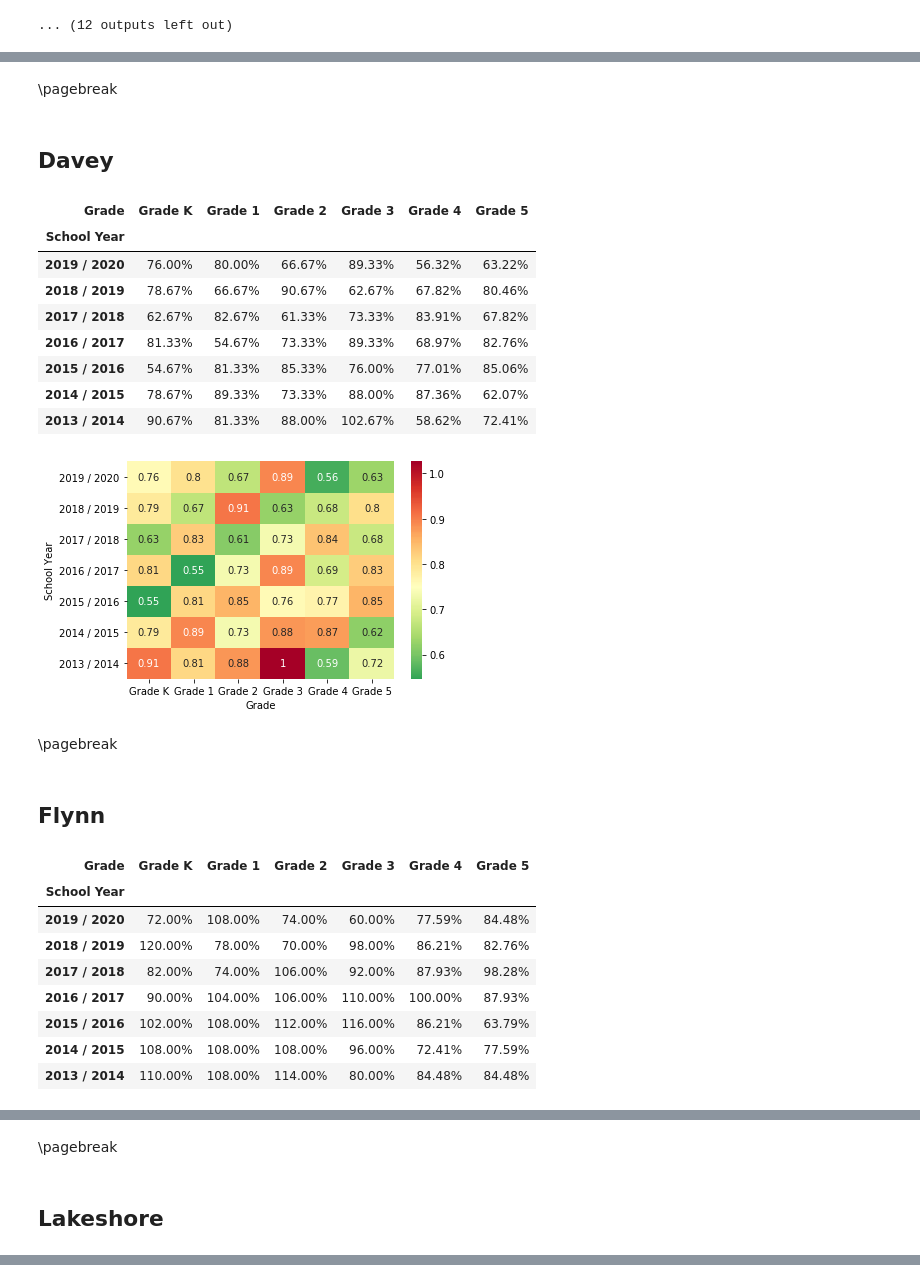
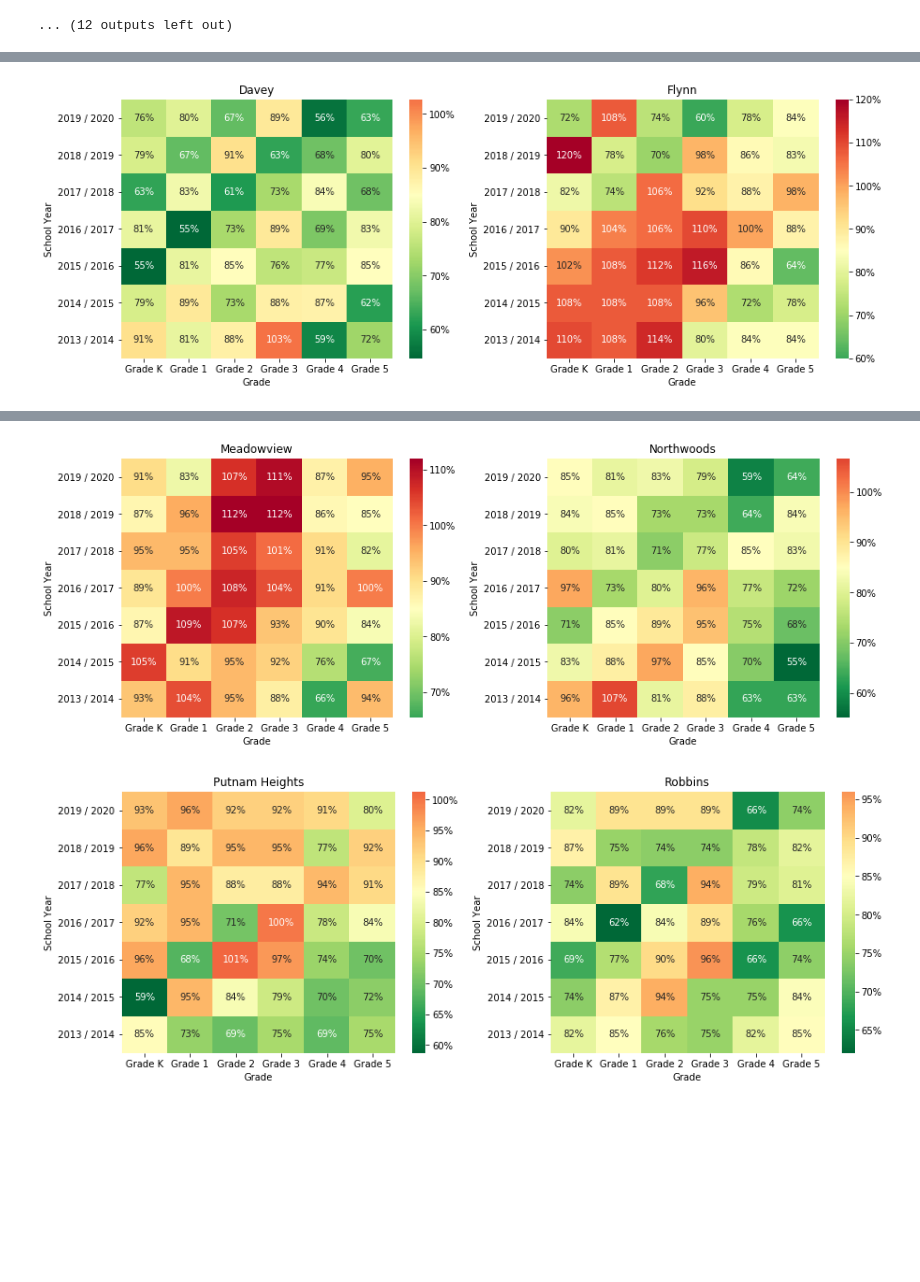
Before and after one commit to toxygene/ecasd-enrollment, a Jupyter notebook: Enrollment Data Analysis.ipynb, the cells around one changed output, grey strips where cells are left out. Cells and saved outputs as stored; diff of their text form; code cells hidden in the pictures; blank space fills up the shorter version.

Commit message:
Removed various duplicate visualizations and cleaned up display

```diff
--- a/Enrollment Data Analysis.ipynb
+++ b/Enrollment Data Analysis.ipynb
@@ -182,59 +176,43 @@ If we take the `number of students in a grade / (maximum number of students per
 # %%
 school_grade_capacity = pd.DataFrame([
     ('Davey','Grade K',75),('Davey','Grade 1',75),('Davey','Grade 2',75),('Davey','Grade 3',75),('Davey','Grade 4',87),('Davey','Grade 5',87),
     ('Flynn','Grade K',50),('Flynn','Grade 1',50),('Flynn','Grade 2',50),('Flynn','Grade 3',50),('Flynn','Grade 4',58),('Flynn','Grade 5',58),
     ('Lakeshore','Grade K',75),('Lakeshore','Grade 1',75),('Lakeshore','Grade 2',75),('Lakeshore','Grade 3',75),('Lakeshore','Grade 4',87),('Lakeshore','Grade 5',87),
     ('Locust Lane','Grade K',75),('Locust Lane','Grade 1',75),('Locust Lane','Grade 2',75),('Locust Lane','Grade 3',75),('Locust Lane','Grade 4',87),('Locust Lane','Grade 5',87),
     ('Longfellow','Grade K',75),('Longfellow','Grade 1',75),('Longfellow','Grade 2',75),('Longfellow','Grade 3',75),('Longfellow','Grade 4',87),('Longfellow','Grade 5',87),
     ('Manz','Grade K',75),('Manz','Grade 1',75),('Manz','Grade 2',75),('Manz','Grade 3',75),('Manz','Grade 4',87),('Manz','Grade 5',87),
     ('Meadowview','Grade K',75),('Meadowview','Grade 1',75),('Meadowview','Grade 2',75),('Meadowview','Grade 3',75),('Meadowview','Grade 4',87),('Meadowview','Grade 5',87),
     ('Northwoods','Grade K',75),('Northwoods','Grade 1',75),('Northwoods','Grade 2',75),('Northwoods','Grade 3',75),('Northwoods','Grade 4',87),('Northwoods','Grade 5',87),
     ('Putnam Heights','Grade K',75),('Putnam Heights','Grade 1',75),('Putnam Heights','Grade 2',75),('Putnam Heights','Grade 3',75),('Putnam Heights','Grade 4',87),('Putnam Heights','Grade 5',87),
     ('Robbins','Grade K',100),('Robbins','Grade 1',100),('Robbins','Grade 2',100),('Robbins','Grade 3',100),('Robbins','Grade 4',116),('Robbins','Grade 5',116),
     ('Roosevelt','Grade K',50),('Roosevelt','Grade 1',50),('Roosevelt','Grade 2',50),('Roosevelt','Grade 3',50),('Roosevelt','Grade 4',58),('Roosevelt','Grade 5',58),
     ('Sherman','Grade K',100),('Sherman','Grade 1',100),('Sherman','Grade 2',100),('Sherman','Grade 3',100),('Sherman','Grade 4',116),('Sherman','Grade 5',116)
 ], columns=['School','Grade','Maximum Capacity']).reset_index()
 
 students_per_grade = df.groupby(['School Year','School','Grade']).sum().reset_index().merge(school_grade_capacity)
 students_per_grade['Grade'] = pd.Categorical(students_per_grade['Grade'], ['Grade K', 'Grade 1', 'Grade 2', 'Grade 3', 'Grade 4', 'Grade 5'])
 
 del students_per_grade['index']
 
 students_per_grade['Capacity Ratio'] = students_per_grade['Students'] / students_per_grade['Maximum Capacity']
 students_per_grade['Capacity Ratio'] = students_per_grade['Capacity Ratio']
 students_per_grade['Capacity Percent'] = students_per_grade['Capacity Ratio'].apply(as_percent)
 
-display(Markdown('\pagebreak'))
+i = 0
+for school_name, school_capacity_ratio in students_per_grade.groupby(['School']):
+    if i % 2 == 0:
+        fig, (ax, ax2) = plt.subplots(ncols=2, figsize=(6.4 * 2, 4.8))
+    else:
+        ax = ax2
 
-for school_name, school_capacity_ratio in students_per_grade.groupby(['School']):
-    display(Markdown(f'## {school_name}'))
-    display(school_capacity_ratio.sort_values('Grade').set_index(['School Year', 'Grade']).unstack().sort_values('School Year', ascending=False)['Capacity Percent'])
+    sns.heatmap(school_capacity_ratio.sort_values('Grade').set_index(['School Year', 'Grade']).unstack()['Capacity Ratio'], center=.85, annot=True, cmap="RdYlGn_r", fmt='.0%', cbar_kws={'format': FuncFormatter(lambda x,pos: '{:.0%}'.format(x))}, ax=ax)
+    ax.invert_yaxis()
+    ax.set_title(school_name)
 
-    ax = sns.heatmap(school_capacity_ratio.sort_values('Grade').set_index(['School Year', 'Grade']).unstack()['Capacity Ratio'], center=.75, annot=True, cmap="RdYlGn_r")
-    ax.invert_yaxis()
-    plt.show()
-    display(Markdown('\pagebreak'))
+    i += 1
+
+    if i // 2 != 0 and i % 2 == 0:
+        plt.tight_layout()
+        plt.show()
 # %% [output]
-\pagebreak
-## Davey
-| Grade | Grade K | Grade 1 | Grade 2 | Grade 3 | Grade 4 | Grade 5 |
-| School Year |  |  |  |  |  |  |
-| 2019 / 2020 | 76.00% | 80.00% | 66.67% | 89.33% | 56.32% | 63.22% |
-| 2018 / 2019 | 78.67% | 66.67% | 90.67% | 62.67% | 67.82% | 80.46% |
-| 2017 / 2018 | 62.67% | 82.67% | 61.33% | 73.33% | 83.91% | 67.82% |
-| 2016 / 2017 | 81.33% | 54.67% | 73.33% | 89.33% | 68.97% | 82.76% |
-| 2015 / 2016 | 54.67% | 81.33% | 85.33% | 76.00% | 77.01% | 85.06% |
-| 2014 / 2015 | 78.67% | 89.33% | 73.33% | 88.00% | 87.36% | 62.07% |
-| 2013 / 2014 | 90.67% | 81.33% | 88.00% | 102.67% | 58.62% | 72.41% |
-[figure, old version]
+[figure, new version]
-\pagebreak
-## Flynn
-| Grade | Grade K | Grade 1 | Grade 2 | Grade 3 | Grade 4 | Grade 5 |
-| School Year |  |  |  |  |  |  |
-| 2019 / 2020 | 72.00% | 108.00% | 74.00% | 60.00% | 77.59% | 84.48% |
-| 2018 / 2019 | 120.00% | 78.00% | 70.00% | 98.00% | 86.21% | 82.76% |
-| 2017 / 2018 | 82.00% | 74.00% | 106.00% | 92.00% | 87.93% | 98.28% |
-| 2016 / 2017 | 90.00% | 104.00% | 106.00% | 110.00% | 100.00% | 87.93% |
-| 2015 / 2016 | 102.00% | 108.00% | 112.00% | 116.00% | 86.21% | 63.79% |
-| 2014 / 2015 | 108.00% | 108.00% | 108.00% | 96.00% | 72.41% | 77.59% |
-| 2013 / 2014 | 110.00% | 108.00% | 114.00% | 80.00% | 84.48% | 84.48% |
@@ -242,2 +219,0 @@ for school_name, school_capacity_ratio in students_per_grade.groupby(['School'])
-\pagebreak
-## Lakeshore
@@ -254,0 +221,2 @@ for school_name, school_capacity_ratio in students_per_grade.groupby(['School'])
+[figure, added]
+[figure, added]
```
Also changed, not shown: parts of 14 cells of this notebook.
